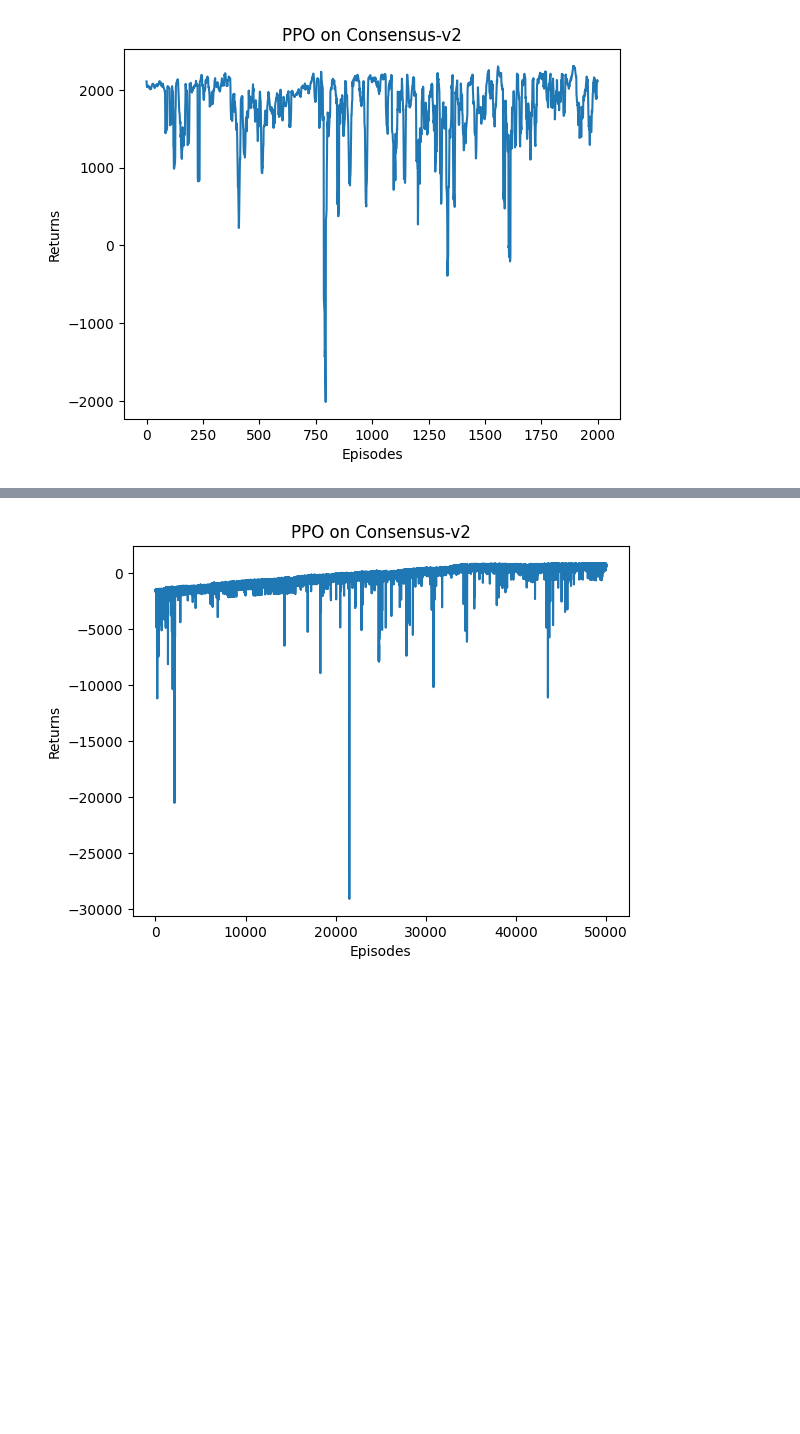
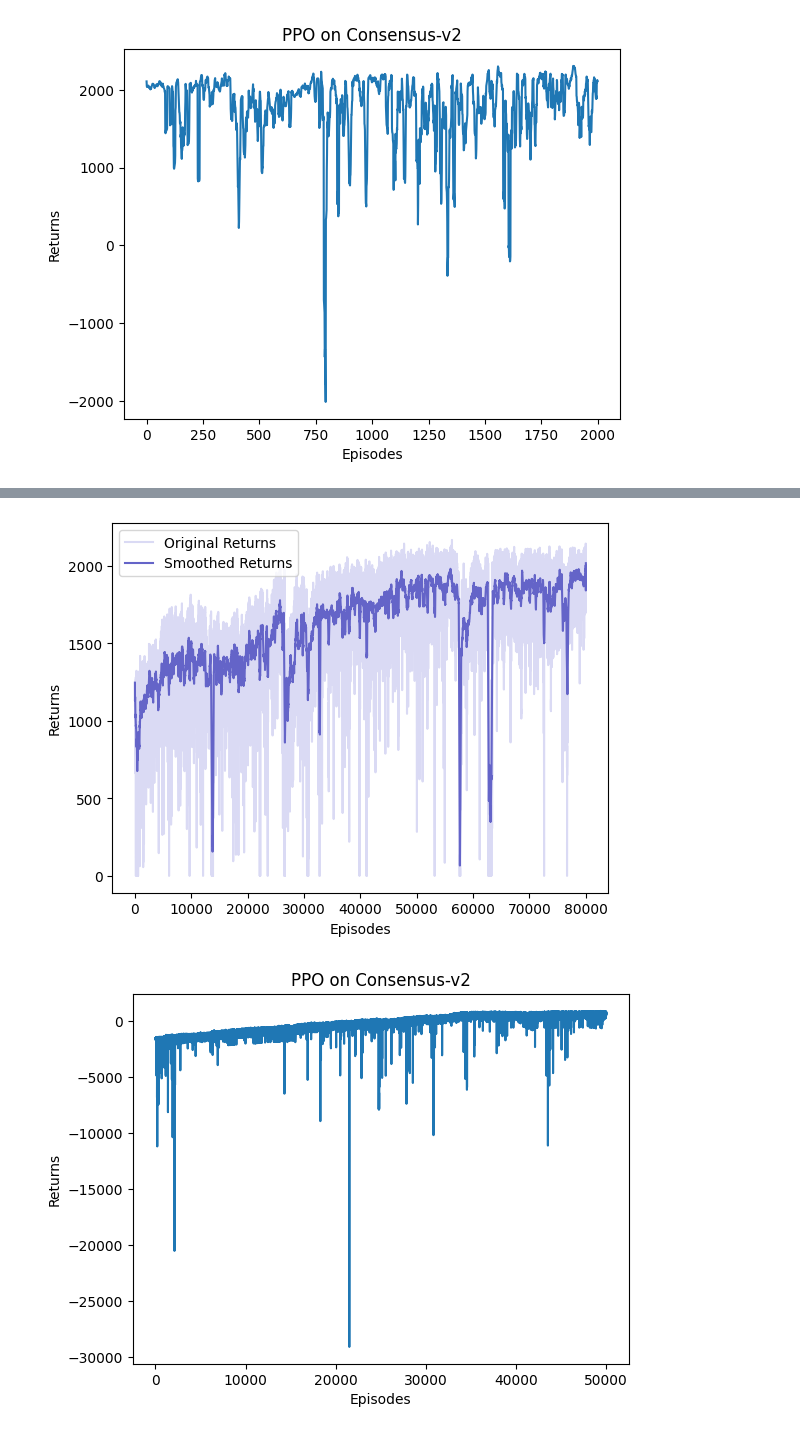
Before and after one commit to yjchenCN/Multi-agent-consensus-algorithm, a Jupyter notebook: single_agent_algorithm/PPO_F.ipynb, the cells around one changed output, grey strips where cells are left out. Cells and saved outputs as stored; diff of their text form; code cells hidden in the pictures; blank space fills up the shorter version.

```diff
--- a/single_agent_algorithm/PPO_F.ipynb
+++ b/single_agent_algorithm/PPO_F.ipynb
@@ -326,3 +397,25 @@ plt.show()
+# %%
+# 将RGB值 (183, 183, 235) 转换为 [0, 1] 范围的浮点数
+light_color = (183/255, 183/255, 235/255)
+dark_color = (100/255, 100/255, 200/255)  # 深色版本，手动调整以符合深浅对比
+
+
+# 绘制原始返回值曲线，颜色为淡色，透明度较高
+plt.plot(list(range(len(return_list))), return_list_non_negative, label='Original Returns', color=light_color, alpha=0.5)  # 使用淡色，增加透明度
+
+# 绘制平滑后的返回值曲线，颜色为深色
+plt.plot(list(range(len(return_list))), mv_return_non_negative, label='Smoothed Returns', color=dark_color)  # 使用深色曲线
+
+# 添加图例，标签和标题
+plt.xlabel('Episodes')
+plt.ylabel('Returns')
+#plt.title('PPO on {}'.format(env_name))
+plt.legend()  # 显示图例
+
+# 显示图形
+plt.show()
+# %% [output]
+[figure, added]
 # %%
 num_to_adjust = int(len(return_list) * 0.7)
 adjustment_offsets = np.concatenate((
```
Also changed, not shown: parts of 3 cells of this notebook, 57 other files.
